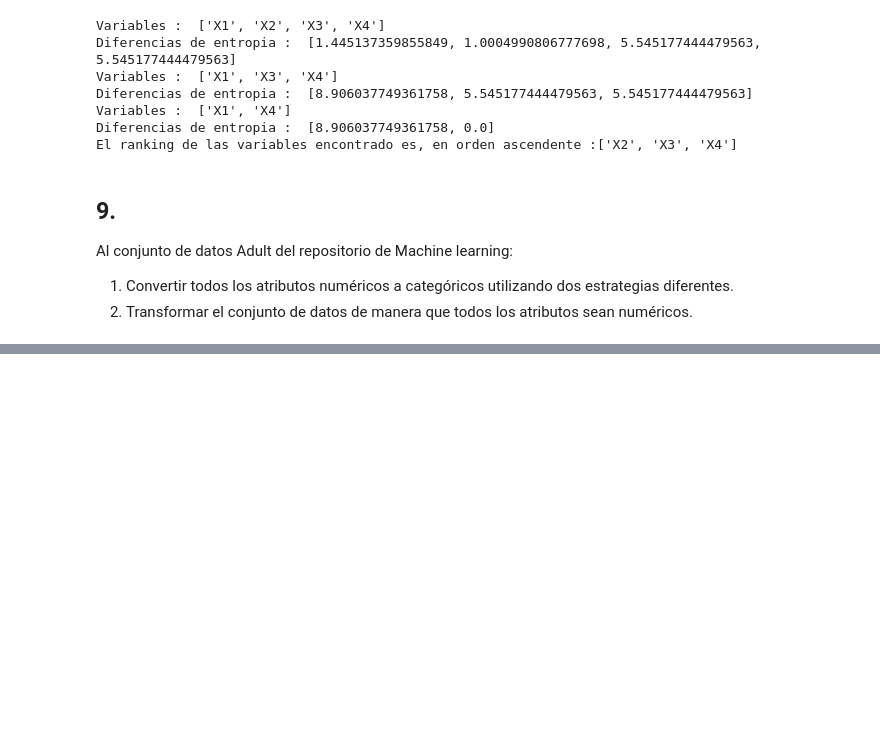
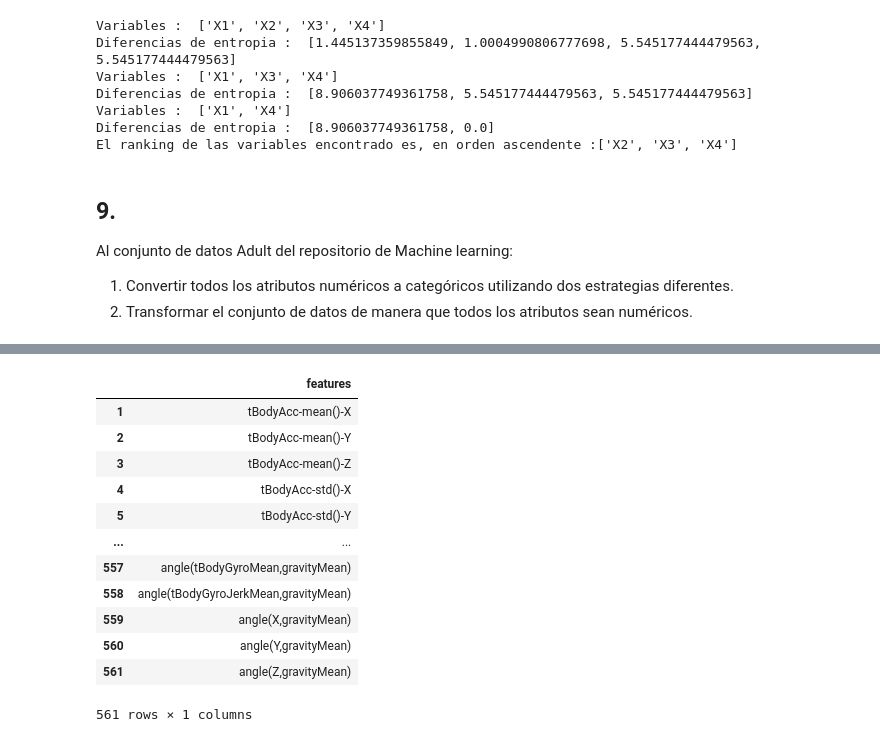
Before and after one commit to acmoral/ProyectoMineria, a Jupyter notebook: Talleres/Taller1/taller1.ipynb, the cells around one changed output, grey strips where cells are left out. Drawn from its saved outputs; the diff is of its cells as text; code cells hidden in the pictures; blank space fills up the shorter version.

```diff
--- a/Talleres/Taller1/taller1.ipynb
+++ b/Talleres/Taller1/taller1.ipynb
@@ -852,0 +901,17 @@ que sean numéricas, y aplicar PCA. Describir el nuevo conjunto de datos.
+# %%
+features = pd.read_csv('../../local_data/UCI HAR Dataset/features.txt',sep=' ',names=['features'],index_col=0)
+features
+# %% [output]
+|  | features |
+| 1 | tBodyAcc-mean()-X |
+| 2 | tBodyAcc-mean()-Y |
+| 3 | tBodyAcc-mean()-Z |
+| 4 | tBodyAcc-std()-X |
+| 5 | tBodyAcc-std()-Y |
+| ... | ... |
+| 557 | angle(tBodyGyroMean,gravityMean) |
+| 558 | angle(tBodyGyroJerkMean,gravityMean) |
+| 559 | angle(X,gravityMean) |
+| 560 | angle(Y,gravityMean) |
+| 561 | angle(Z,gravityMean) |
+561 rows × 1 columns
```
Also changed, not shown: parts of 16 cells of this notebook.
